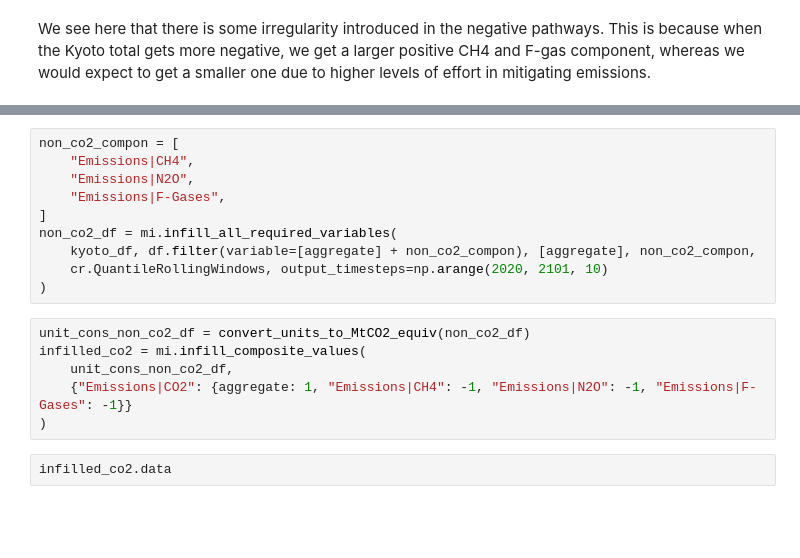
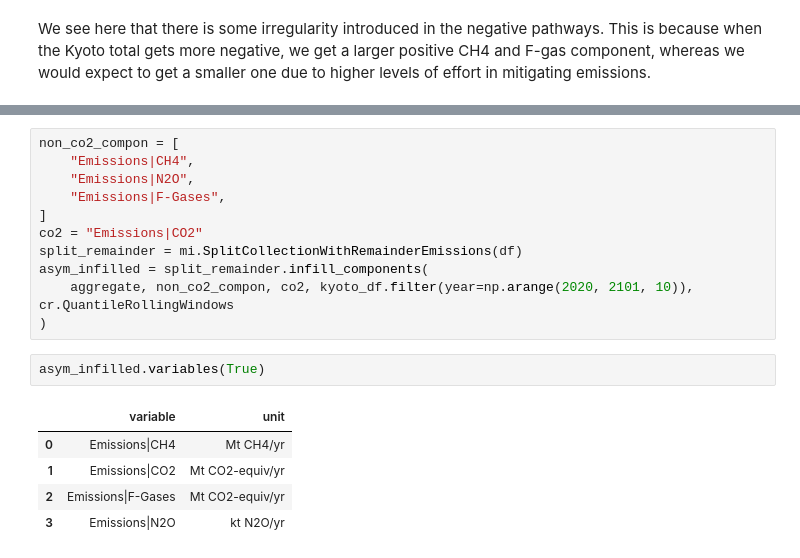
Before and after one commit to GranthamImperial/silicone_examples, a Jupyter notebook: notebooks/Split_up_kyoto_gases.ipynb, the cells around one changed output, grey strips where cells are left out. Cells and saved outputs as stored; diff of their text form; blank space fills up the shorter version.

```diff
--- a/notebooks/Split_up_kyoto_gases.ipynb
+++ b/notebooks/Split_up_kyoto_gases.ipynb
@@ -144,15 +166,16 @@ non_co2_compon = [
     "Emissions|N2O",
     "Emissions|F-Gases",
 ]
-non_co2_df = mi.infill_all_required_variables(
-    kyoto_df, df.filter(variable=[aggregate] + non_co2_compon), [aggregate], non_co2_compon,
-    cr.QuantileRollingWindows, output_timesteps=np.arange(2020, 2101, 10)
+co2 = "Emissions|CO2"
+split_remainder = mi.SplitCollectionWithRemainderEmissions(df)
+asym_infilled = split_remainder.infill_components(
+    aggregate, non_co2_compon, co2, kyoto_df.filter(year=np.arange(2020, 2101, 10)), cr.QuantileRollingWindows
 )
-# %%
-unit_cons_non_co2_df = convert_units_to_MtCO2_equiv(non_co2_df)
-infilled_co2 = mi.infill_composite_values(
-    unit_cons_non_co2_df,
-    {"Emissions|CO2": {aggregate: 1, "Emissions|CH4": -1, "Emissions|N2O": -1, "Emissions|F-Gases": -1}}
-)
-# %%
-infilled_co2.data
+# %%
+asym_infilled.variables(True)
+# %% [output]
+|  | variable | unit |
+| 0 | Emissions|CH4 | Mt CH4/yr |
+| 1 | Emissions|CO2 | Mt CO2-equiv/yr |
+| 2 | Emissions|F-Gases | Mt CO2-equiv/yr |
+| 3 | Emissions|N2O | kt N2O/yr |
```
Also changed, not shown: parts of 11 cells of this notebook.
